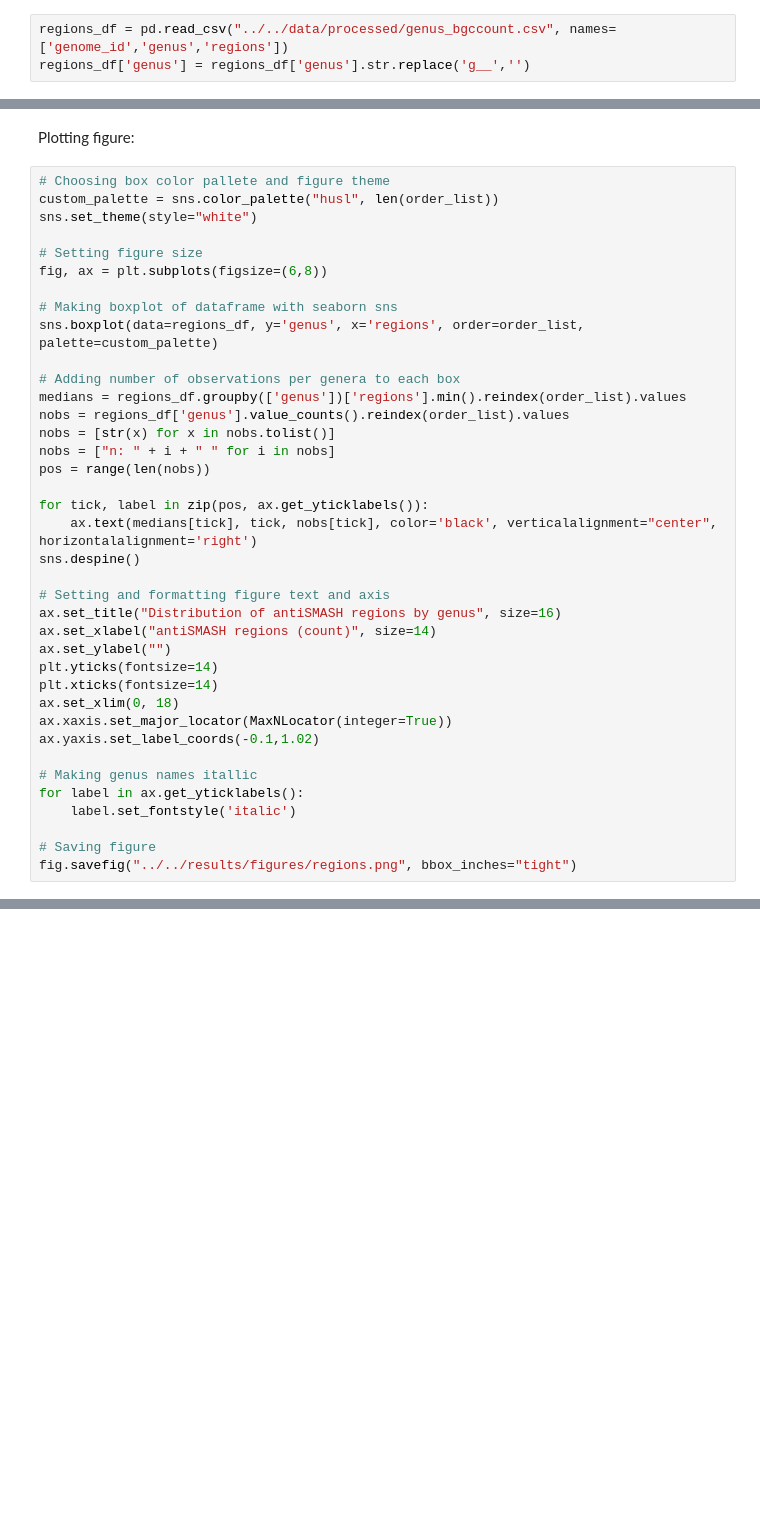
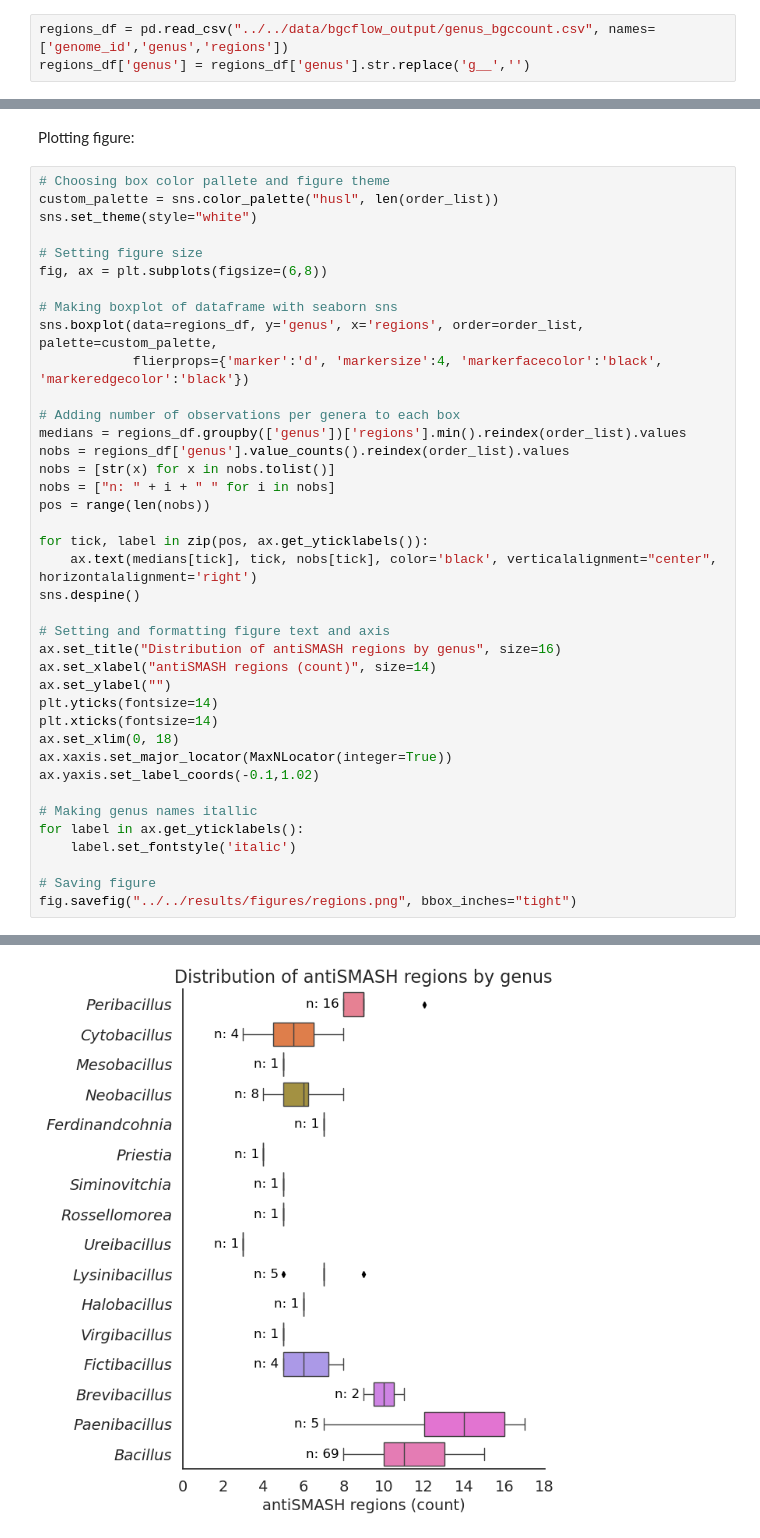
Before and after one commit to ljdnielsen/bacillales_genomes_figures, a Jupyter notebook: src/notebooks/bgc_counts_figure.ipynb, the cells around one changed output, grey strips where cells are left out. Cells and saved outputs as stored; diff of their text form; blank space fills up the shorter version.

Commit message:
Added output folders, updated data-environment and updated notebook

```diff
--- a/src/notebooks/bgc_counts_figure.ipynb
+++ b/src/notebooks/bgc_counts_figure.ipynb
@@ -12,7 +12,7 @@ from matplotlib.ticker import MaxNLocator
 # %% [markdown]
 Loading genus_bgccount table as dataframe:
 # %%
-regions_df = pd.read_csv("../../data/processed/genus_bgccount.csv", names=['genome_id','genus','regions'])
+regions_df = pd.read_csv("../../data/bgcflow_output/genus_bgccount.csv", names=['genome_id','genus','regions'])
 regions_df['genus'] = regions_df['genus'].str.replace('g__','')
 # %% [markdown]
 Combining the GTDB-Tk genera Bacillus and Bacillus_A, Paenibacillus and Paenibacillus_A, and Fictibacillus and Fictibacillus_C:
@@ -35,7 +35,8 @@ sns.set_theme(style="white")
 fig, ax = plt.subplots(figsize=(6,8))
 
 # Making boxplot of dataframe with seaborn sns
-sns.boxplot(data=regions_df, y='genus', x='regions', order=order_list, palette=custom_palette)
+sns.boxplot(data=regions_df, y='genus', x='regions', order=order_list, palette=custom_palette,
+            flierprops={'marker':'d', 'markersize':4, 'markerfacecolor':'black', 'markeredgecolor':'black'})
 
 # Adding number of observations per genera to each box
 medians = regions_df.groupby(['genus'])['regions'].min().reindex(order_list).values
@@ -64,3 +65,4 @@ for label in ax.get_yticklabels():
 
 # Saving figure
 fig.savefig("../../results/figures/regions.png", bbox_inches="tight")
+# %% [output]
@@ -66,0 +72 @@ fig.savefig("../../results/figures/regions.png", bbox_inches="tight")
+[figure, added]
```
Also changed, not shown: parts of 1 cell of this notebook.
